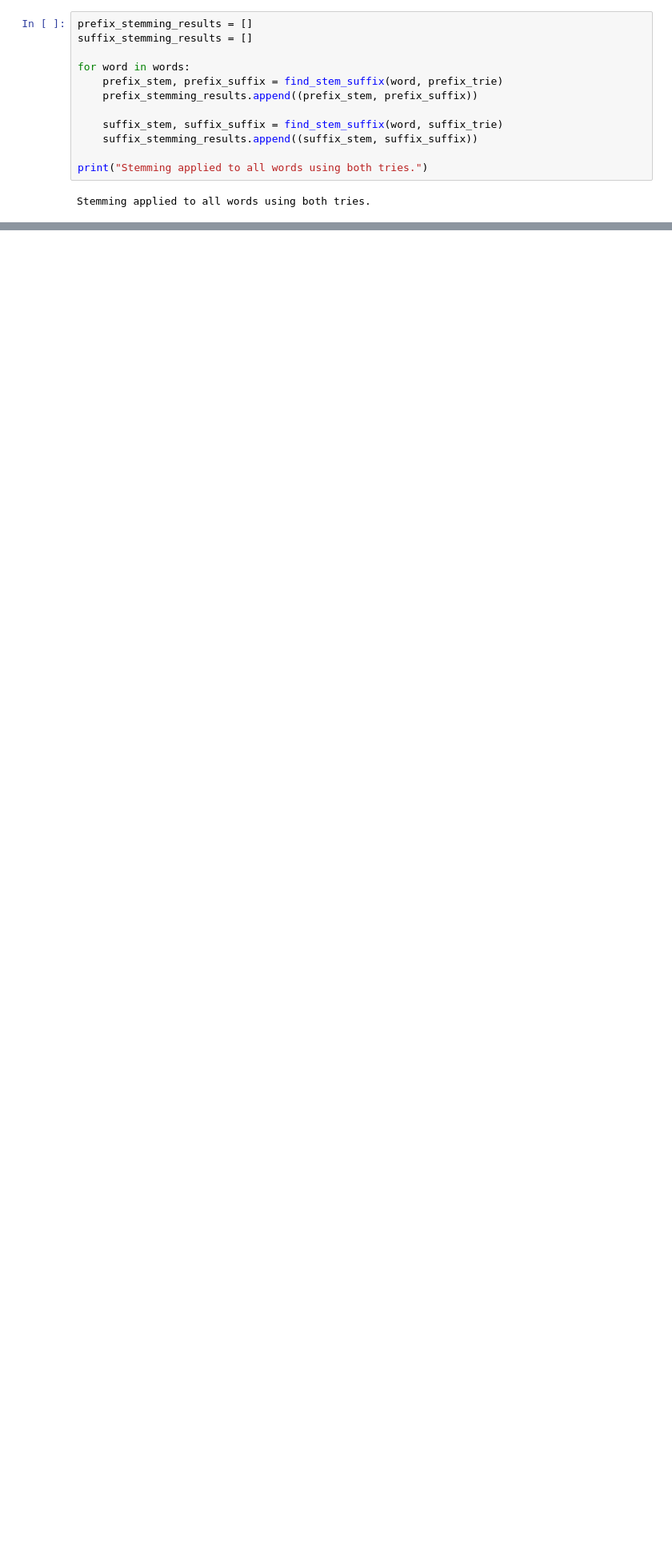
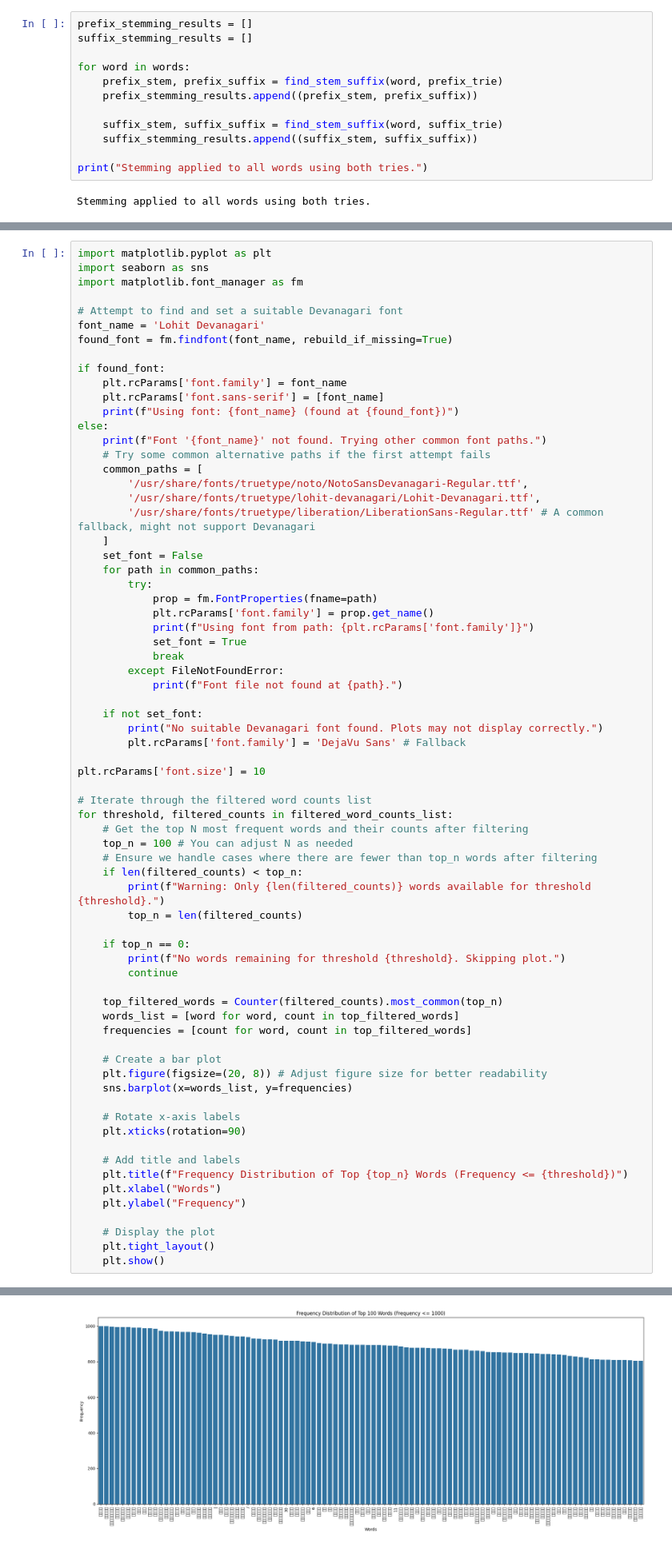
Before and after one commit to Aryan-Shah05/NLP_LAB, a Jupyter notebook: Assignment_3/NLP_LAB3.ipynb, the cells around one changed output, grey strips where cells are left out. Shown: that part at 80% size. Cells and saved outputs as stored; diff of their text form; blank space fills up the shorter version.

```diff
--- a/Assignment_3/NLP_LAB3.ipynb
+++ b/Assignment_3/NLP_LAB3.ipynb
@@ -195,0 +323,71 @@ dress=dress+
+# %%
+import matplotlib.pyplot as plt
+import seaborn as sns
+import matplotlib.font_manager as fm
+
+# Attempt to find and set a suitable Devanagari font
+font_name = 'Lohit Devanagari'
+found_font = fm.findfont(font_name, rebuild_if_missing=True)
+
+if found_font:
+    plt.rcParams['font.family'] = font_name
+    plt.rcParams['font.sans-serif'] = [font_name]
+    print(f"Using font: {font_name} (found at {found_font})")
+else:
+    print(f"Font '{font_name}' not found. Trying other common font paths.")
+    # Try some common alternative paths if the first attempt fails
+    common_paths = [
+        '/usr/share/fonts/truetype/noto/NotoSansDevanagari-Regular.ttf',
+        '/usr/share/fonts/truetype/lohit-devanagari/Lohit-Devanagari.ttf',
+        '/usr/share/fonts/truetype/liberation/LiberationSans-Regular.ttf' # A common fallback, might not support Devanagari
+    ]
+    set_font = False
+    for path in common_paths:
+        try:
+            prop = fm.FontProperties(fname=path)
+            plt.rcParams['font.family'] = prop.get_name()
+            print(f"Using font from path: {plt.rcParams['font.family']}")
+            set_font = True
+            break
+        except FileNotFoundError:
+            print(f"Font file not found at {path}.")
+
+    if not set_font:
+        print("No suitable Devanagari font found. Plots may not display correctly.")
+        plt.rcParams['font.family'] = 'DejaVu Sans' # Fallback
+
+plt.rcParams['font.size'] = 10
+
+# Iterate through the filtered word counts list
+for threshold, filtered_counts in filtered_word_counts_list:
+    # Get the top N most frequent words and their counts after filtering
+    top_n = 100 # You can adjust N as needed
+    # Ensure we handle cases where there are fewer than top_n words after filtering
+    if len(filtered_counts) < top_n:
+        print(f"Warning: Only {len(filtered_counts)} words available for threshold {threshold}.")
+        top_n = len(filtered_counts)
+
+    if top_n == 0:
+        print(f"No words remaining for threshold {threshold}. Skipping plot.")
+        continue
+
+    top_filtered_words = Counter(filtered_counts).most_common(top_n)
+    words_list = [word for word, count in top_filtered_words]
+    frequencies = [count for word, count in top_filtered_words]
+
+    # Create a bar plot
+    plt.figure(figsize=(20, 8)) # Adjust figure size for better readability
+    sns.barplot(x=words_list, y=frequencies)
+
+    # Rotate x-axis labels
+    plt.xticks(rotation=90)
+
+    # Add title and labels
+    plt.title(f"Frequency Distribution of Top {top_n} Words (Frequency <= {threshold})")
+    plt.xlabel("Words")
+    plt.ylabel("Frequency")
+
+    # Display the plot
+    plt.tight_layout()
+    plt.show()
+# %% [output]
@@ -195,0 +412 @@ dress=dress+
+[figure, added]
```
Also changed, not shown: parts of 6 cells of this notebook.
